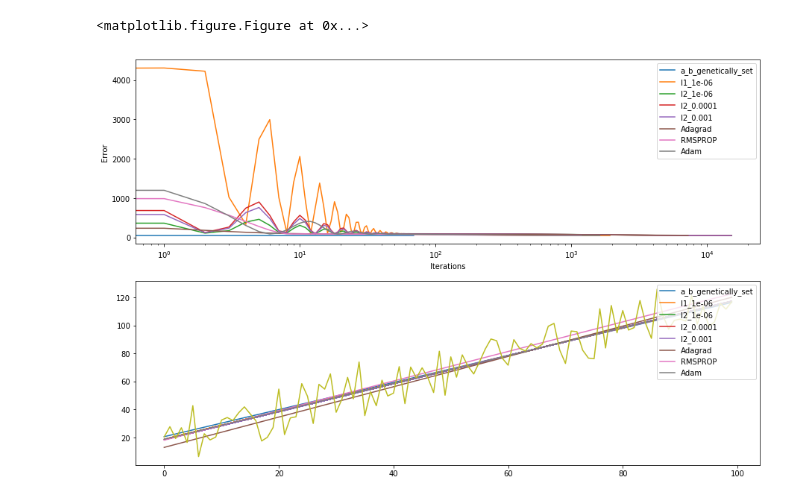
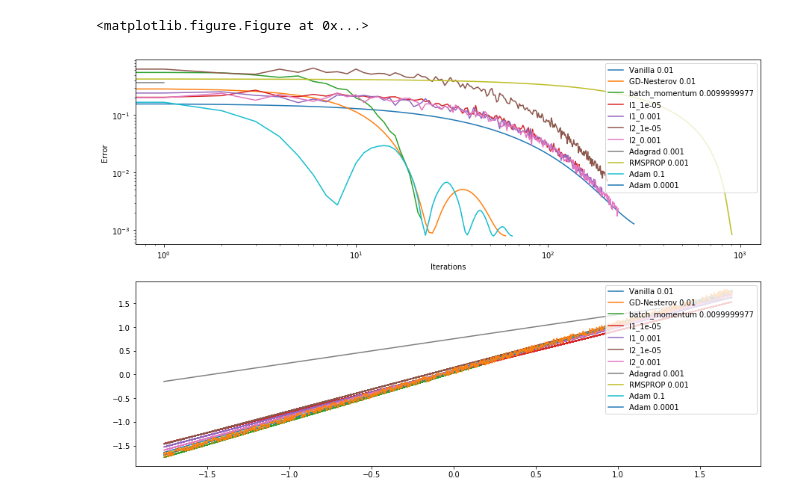
Before and after one commit to beaupletga/Linear-Regression-Optimizers, a Jupyter notebook: Linear Regression Optimizers.ipynb, the cells around one changed output. Cells and saved outputs as stored; diff of their text form; code cells hidden in the pictures.

Commit message:
Add nesterov acceleration and fixed bug in adagrad

```diff
--- a/Linear Regression Optimizers.ipynb
+++ b/Linear Regression Optimizers.ipynb
@@ -193,10 +194,10 @@ def adagrad_gradient_descent(x,error,linear_reg,lamb=1e-5,stop_error=0.1):
             sum_a+=grada**2
             sum_b+=gradb**2
 
-            a-=((lamb/(sum_a)**0.5)*grada)
-            b-=((lamb/(sum_b)**0.5)*gradb)
-    error.plot(error_list,label='Adagrad')
-    linear_reg.plot(x[:,0],f(x,a,b),label='Adagrad')
+            a-=((lamb/(sum_a+1e-8)**0.5)*grada)
+            b-=((lamb/(sum_b+1e-8)**0.5)*gradb)
+    error.plot(error_list,label='Adagrad '+str(lamb))
+    linear_reg.plot(x[:,0],f(x,a,b),label='Adagrad '+str(lamb))
     return a,b,get_error(x,a,b)
 # %%
 def rmsprop_gradient_descent(x,error,linear_reg,lamb=1e-5,stop_error=0.1):
@@ -219,8 +220,8 @@ def rmsprop_gradient_descent(x,error,linear_reg,lamb=1e-5,stop_error=0.1):
 
             a-=((lamb/(v_a**0.5))*grada)
             b-=((lamb/(v_b**0.5))*gradb)
-    error.plot(error_list,label='RMSPROP')
-    linear_reg.plot(x[:,0],f(x,a,b),label='RMSPROP')
+    error.plot(error_list,label='RMSPROP '+str(lamb))
+    linear_reg.plot(x[:,0],f(x,a,b),label='RMSPROP '+str(lamb))
     return a,b,get_error(x,a,b)
 # %%
 def adam_gradient_descent(x,error,linear_reg,lamb=1e-5,stop_error=0.1,beta1=0.9,beta2=0.999):
@@ -247,13 +248,13 @@ def adam_gradient_descent(x,error,linear_reg,lamb=1e-5,stop_error=0.1,beta1=0.9,
 
             m_b=beta1*m_b+(1-beta1)*gradb
             v_b=beta2*v_b+(1-beta2)*gradb**2
-            moment_m_b=m_b/(1-beta1)
-            moment_v_b=v_b/(1-beta2)
+            moment_m_b=m_b/(1-beta1**len(error_list))
+            moment_v_b=v_b/(1-beta2**len(error_list))
 
             a-=(lamb*moment_m_a/(moment_v_a**(0.5)+1e-8))
             b-=(lamb*moment_m_b/(moment_v_b**(0.5)+1e-8))
-    error.plot(error_list,label='Adam')
-    linear_reg.plot(x[:,0],f(x,a,b),label='Adam')
+    error.plot(error_list,label='Adam '+str(lamb))
+    linear_reg.plot(x[:,0],f(x,a,b),label='Adam '+str(lamb))
     #listabz=np.array(listabz)
     #plot_level_curve(listabz,x)
     return a,b,get_error(x,a,b)
@@ -260,32 +298,40 @@ def adam_gradient_descent(x,error,linear_reg,lamb=1e-5,stop_error=0.1,beta1=0.9,
 # %%
 plt.clf()
 
 fig = plt.figure(figsize=(15, 10))
 error = plt.subplot(211)
 linear_reg = plt.subplot(212)
 
-x=generate_data(100)
-#vanilla_gradient_descent(x,error,linear_reg,lamb=1e-5,stop_error=1e-5)
-#gradient_descent(x,error,linear_reg,lamb=1e-4,stop_error=1e-5,batch_size=10,momentum=0.9)
-#gradient_descent_with_preprocessing(x,error,linear_reg,lamb=1e0,stop_error=1e-5,batch_size=100,momentum=0.9)
-gradient_descent_a_b_genetically_set(x,error,linear_reg,lamb=1e-5,stop_error=1e-5,bounds = [(0, 5), (0, 40)])
-gradient_descent_with_l1_l2_norm(x,error,linear_reg,lamb=1e-3,stop_error=1e-5,batch_size=100,momentum=0.9,norm='l1',norm_coef=1e-6)
-gradient_descent_with_l1_l2_norm(x,error,linear_reg,lamb=1e-4,stop_error=1e-5,batch_size=100,momentum=0.9,norm='l2',norm_coef=1e-6)
-gradient_descent_with_l1_l2_norm(x,error,linear_reg,lamb=1e-4,stop_error=1e-5,batch_size=100,momentum=0.9,norm='l2',norm_coef=1e-4)
-gradient_descent_with_l1_l2_norm(x,error,linear_reg,lamb=1e-4,stop_error=1e-5,batch_size=100,momentum=0.9,norm='l2',norm_coef=1e-3)
-adagrad_gradient_descent(x,error,linear_reg,lamb=1e-1,stop_error=1e-3)
-rmsprop_gradient_descent(x,error,linear_reg,lamb=1e-1,stop_error=1e-5)
+x=generate_data(1000)
+mean=np.mean(x)
+std=np.std(x)
+x-=mean
+x/=std
+
+vanilla_gradient_descent(x,error,linear_reg,lamb=1e-2,stop_error=1e-5)
+gradient_descent_nesterov(x,error,linear_reg,lamb=1e-2,stop_error=1e-5)
+gradient_descent(x,error,linear_reg,lamb=1e-2,stop_error=1e-5,batch_size=200,momentum=0.9)
+# gradient_descent_a_b_genetically_set(x,error,linear_reg,lamb=1e-5,stop_error=1e-5,bounds = [(0, 5), (0, 40)])
+gradient_descent_with_l1_l2_norm(x,error,linear_reg,lamb=1e-3,stop_error=1e-5,batch_size=100,momentum=0.9,norm='l1',norm_coef=1e-5)
+gradient_descent_with_l1_l2_norm(x,error,linear_reg,lamb=1e-3,stop_error=1e-5,batch_size=100,momentum=0.9,norm='l1',norm_coef=1e-3)
+gradient_descent_with_l1_l2_norm(x,error,linear_reg,lamb=1e-3,stop_error=1e-5,batch_size=100,momentum=0.9,norm='l2',norm_coef=1e-5)
+gradient_descent_with_l1_l2_norm(x,error,linear_reg,lamb=1e-3,stop_error=1e-5,batch_size=100,momentum=0.9,norm='l2',norm_coef=1e-3)
+adagrad_gradient_descent(x,error,linear_reg,lamb=1e-3,stop_error=1e-3)
+rmsprop_gradient_descent(x,error,linear_reg,lamb=1e-3,stop_error=1e-5)
 adam_gradient_descent(x,error,linear_reg,lamb=1e-1,stop_error=1e-5)
+adam_gradient_descent(x,error,linear_reg,lamb=1e-4,stop_error=1e-5)
+# adadelta_gradient_descent(x,error,linear_reg,lamb=1e-5,stop_error=1e-5)
 
 
 error.set_xscale('log')
+error.set_yscale('log')
 error.legend(loc='upper right')
 error.set_xlabel('Iterations')
 error.set_ylabel('Error')
 
 linear_reg.plot(x[:,0],x[:,1])
 linear_reg.legend(loc='upper right')
 plt.show()
 # %% [output]
 <matplotlib.figure.Figure at 0x...>
-[figure, old version]
+[figure, new version]
```
Also changed, not shown: parts of 8 cells of this notebook.
